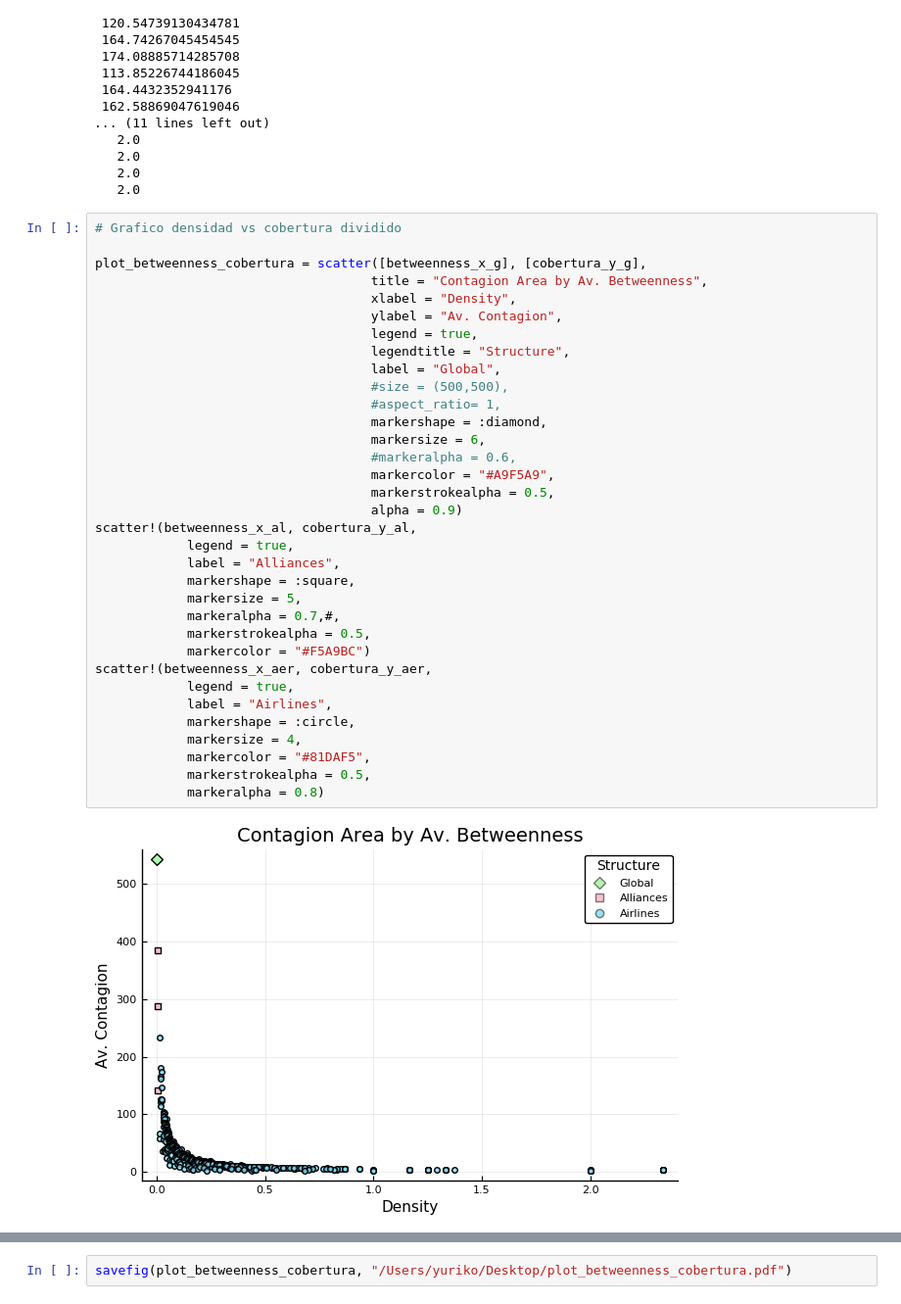
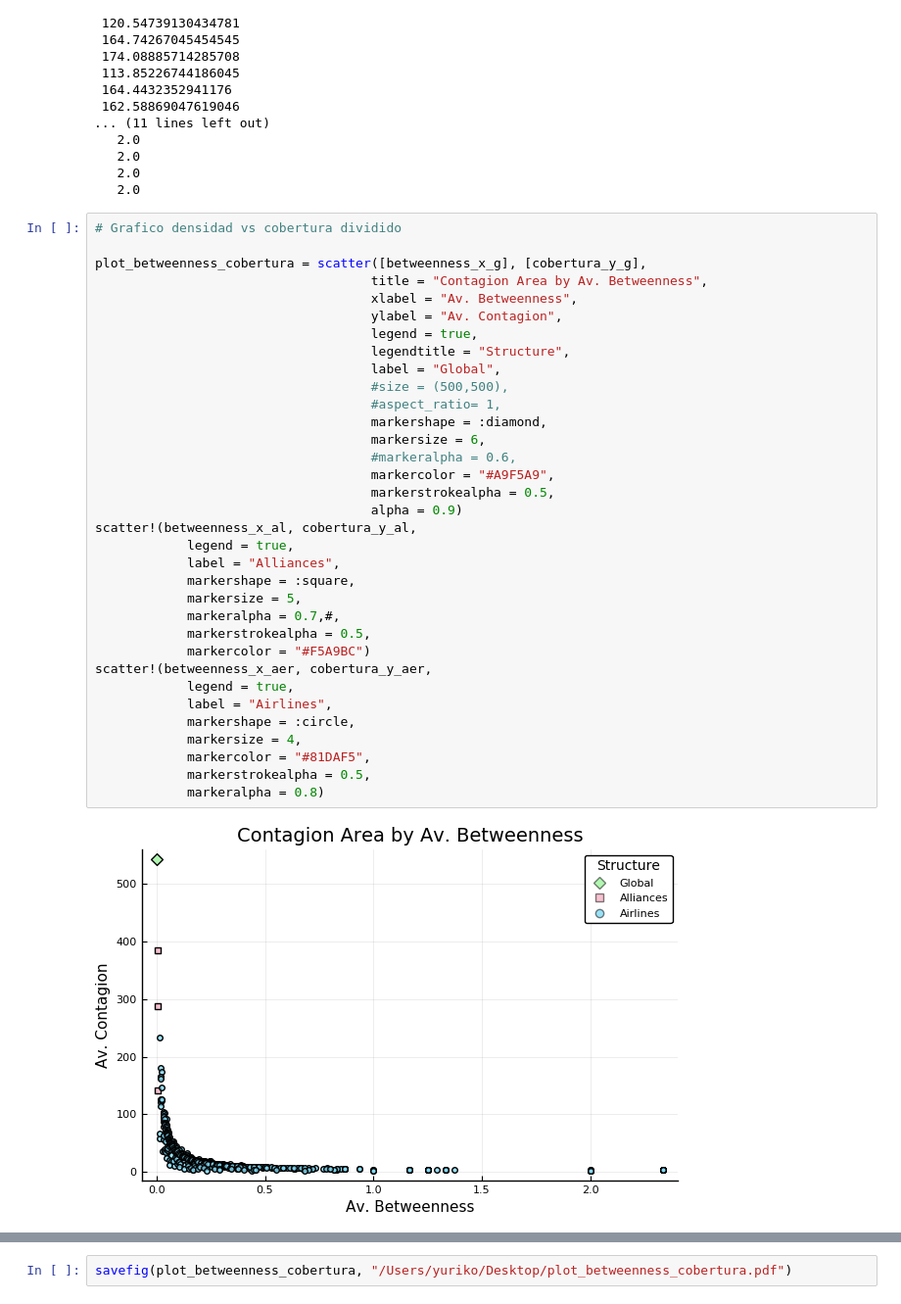
Before and after one commit to Yuriyama/Proyecto_aerolineas, a Jupyter notebook: Code/Betweenness.ipynb, the cells around one changed output, grey strips where cells are left out. Shown: that part at 98% size. Drawn from its saved outputs; the diff is of its cells as text.

```diff
--- a/Code/Betweenness.ipynb
+++ b/Code/Betweenness.ipynb
@@ -388,34 +388,34 @@ cobertura_y_aer = cobertura_y[5:end]
 
 plot_betweenness_cobertura = scatter([betweenness_x_g], [cobertura_y_g],
                                     title = "Contagion Area by Av. Betweenness",
-                                    xlabel = "Density",
+                                    xlabel = "Av. Betweenness",
                                     ylabel = "Av. Contagion",
                                     legend = true,
                                     legendtitle = "Structure",
                                     label = "Global",
                                     #size = (500,500),
                                     #aspect_ratio= 1,
                                     markershape = :diamond,
                                     markersize = 6,
                                     #markeralpha = 0.6,
                                     markercolor = "#A9F5A9",
                                     markerstrokealpha = 0.5,
                                     alpha = 0.9)
 scatter!(betweenness_x_al, cobertura_y_al,
             legend = true,
             label = "Alliances",
             markershape = :square,
             markersize = 5,
             markeralpha = 0.7,#,
             markerstrokealpha = 0.5,
             markercolor = "#F5A9BC")
 scatter!(betweenness_x_aer, cobertura_y_aer,
             legend = true,
             label = "Airlines",
             markershape = :circle,
             markersize = 4,
             markercolor = "#81DAF5",
             markerstrokealpha = 0.5,
             markeralpha = 0.8)
 # %% [output]
-[figure, old version]
+[figure, new version]
```
Also changed, not shown: parts of 4 cells of this notebook, 1 other file.
